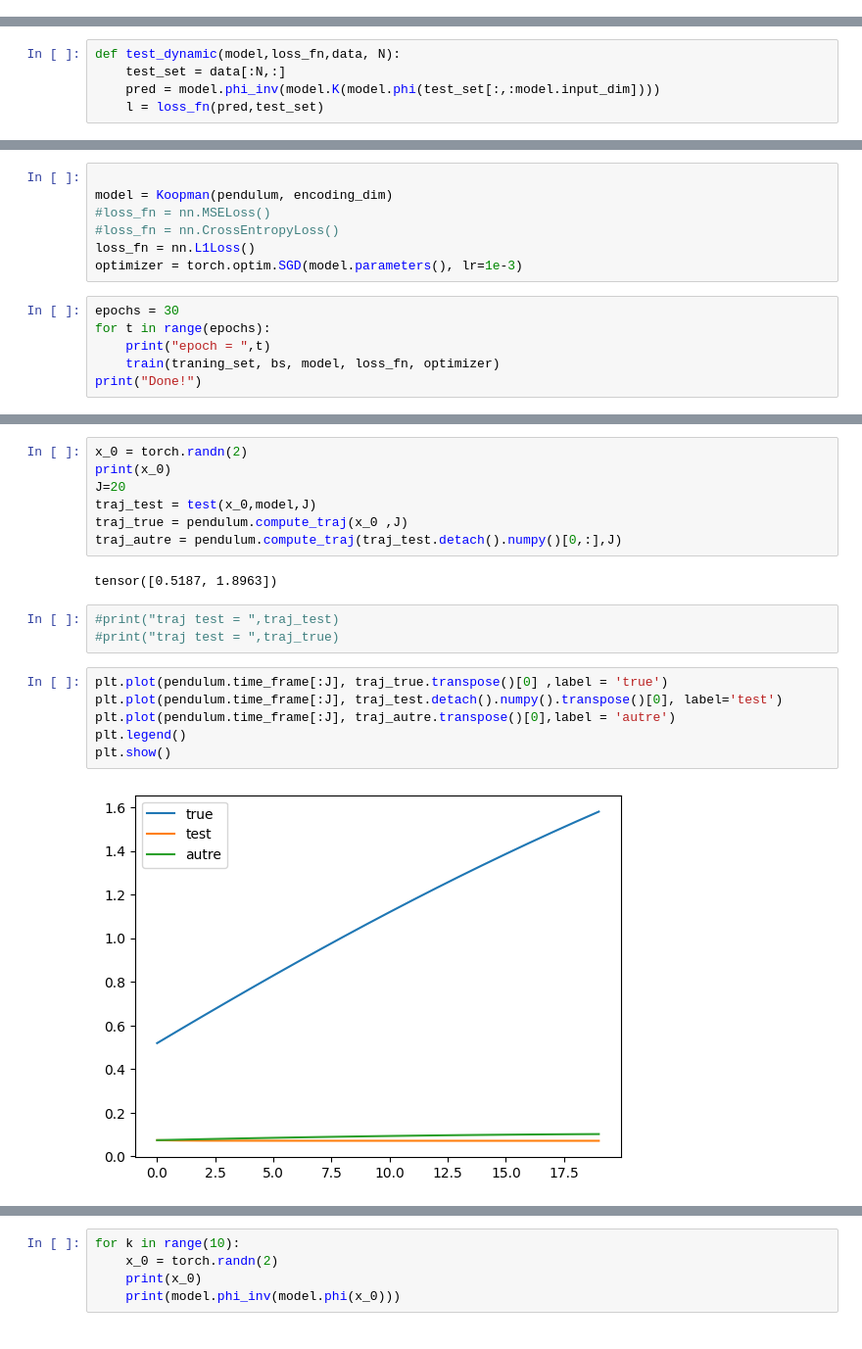
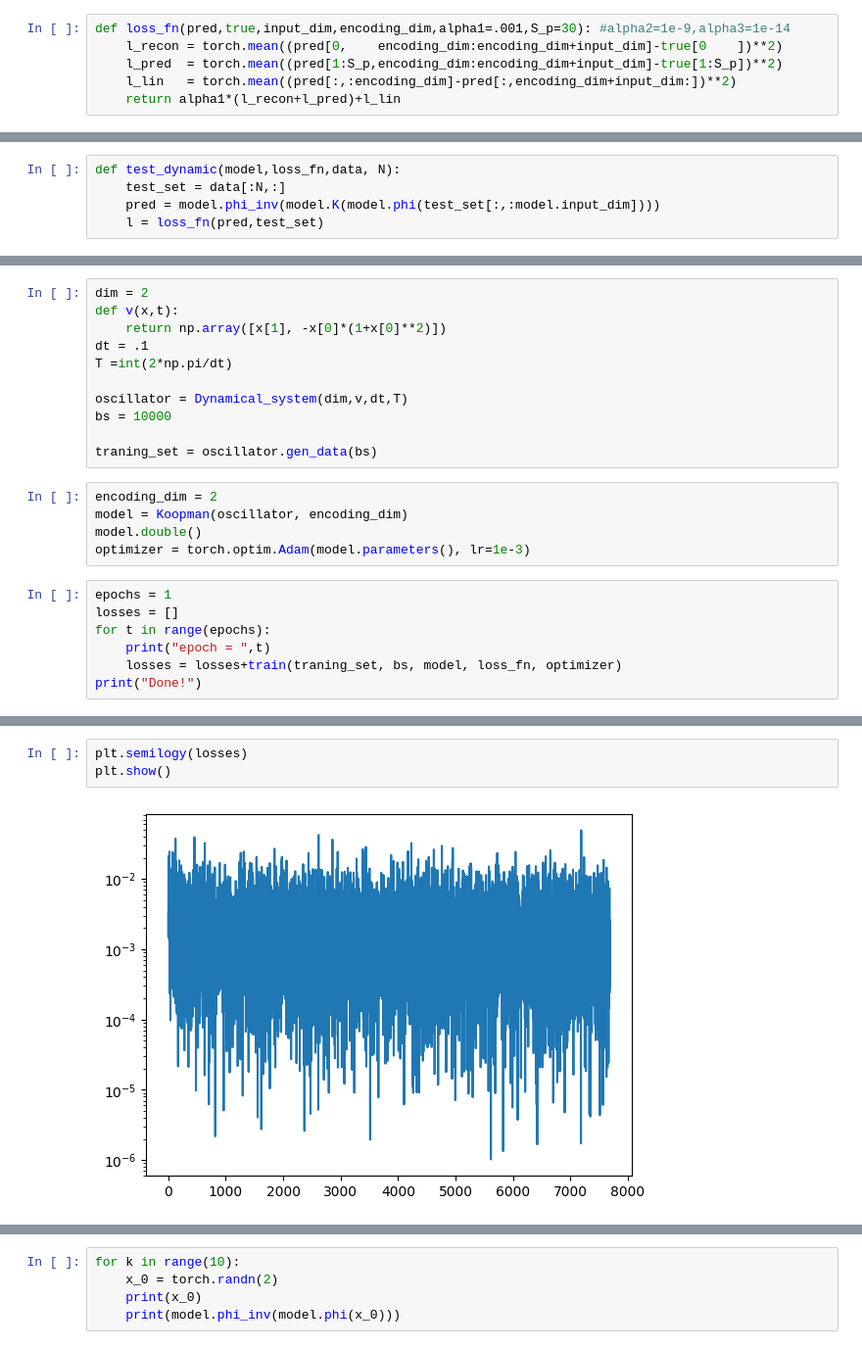
Before and after one commit to adrien-c-lopez/icfp-ml, a Jupyter notebook: oral_ML.ipynb, the cells around one changed output, grey strips where cells are left out. Shown at 98% size. Cells and saved outputs as stored; diff of their text form.

```diff
--- a/oral_ML.ipynb
+++ b/oral_ML.ipynb
@@ -96,3 +125,9 @@ class Koopman(nn.Module):
+# %%
+def loss_fn(pred,true,input_dim,encoding_dim,alpha1=.001,S_p=30): #alpha2=1e-9,alpha3=1e-14
+    l_recon = torch.mean((pred[0,    encoding_dim:encoding_dim+input_dim]-true[0    ])**2)
+    l_pred  = torch.mean((pred[1:S_p,encoding_dim:encoding_dim+input_dim]-true[1:S_p])**2)
+    l_lin   = torch.mean((pred[:,:encoding_dim]-pred[:,encoding_dim+input_dim:])**2)
+    return alpha1*(l_recon+l_pred)+l_lin
 # %%
 def train(data,bs, model, loss_fn, optimizer):
     model.train()
@@ -136,15 +175,25 @@ traning_set = pendulum.random_traj_step(bs,encoding_dim)
+# %%
+dim = 2
+def v(x,t):
+    return np.array([x[1], -x[0]*(1+x[0]**2)])
+dt = .1
+T =int(2*np.pi/dt)
+
+oscillator = Dynamical_system(dim,v,dt,T)
+bs = 10000
+
+traning_set = oscillator.gen_data(bs)
 # %%
-
-model = Koopman(pendulum, encoding_dim)
-#loss_fn = nn.MSELoss()
-#loss_fn = nn.CrossEntropyLoss()
-loss_fn = nn.L1Loss()
-optimizer = torch.optim.SGD(model.parameters(), lr=1e-3)
+encoding_dim = 2
+model = Koopman(oscillator, encoding_dim)
+model.double()
+optimizer = torch.optim.Adam(model.parameters(), lr=1e-3)
 # %%
-epochs = 30
+epochs = 1
+losses = []
 for t in range(epochs):
     print("epoch = ",t)
-    train(traning_set, bs, model, loss_fn, optimizer)
+    losses = losses+train(traning_set, bs, model, loss_fn, optimizer)
 print("Done!")
 # %% [output]
 epoch =  0
@@ -166,21 +215,6 @@ last loss =  tensor(0.1888, dtype=torch.float64, grad_fn=<MeanBackward0>)
 Done!
-# %%
-x_0 = torch.randn(2)
-print(x_0)
-J=20
-traj_test = test(x_0,model,J)
-traj_true = pendulum.compute_traj(x_0 ,J)
-traj_autre = pendulum.compute_traj(traj_test.detach().numpy()[0,:],J)
-# %% [output]
-tensor([0.5187, 1.8963])
-# %%
-#print("traj test = ",traj_test)
-#print("traj test = ",traj_true)
-# %%
-plt.plot(pendulum.time_frame[:J], traj_true.transpose()[0] ,label = 'true')
-plt.plot(pendulum.time_frame[:J], traj_test.detach().numpy().transpose()[0], label='test')
-plt.plot(pendulum.time_frame[:J], traj_autre.transpose()[0],label = 'autre')
-plt.legend()
-plt.show()
-# %% [output]
-[figure, removed]
+# %%
+plt.semilogy(losses)
+plt.show()
+# %% [output]
+[figure, added]
```
Also changed, not shown: parts of 13 cells of this notebook.
